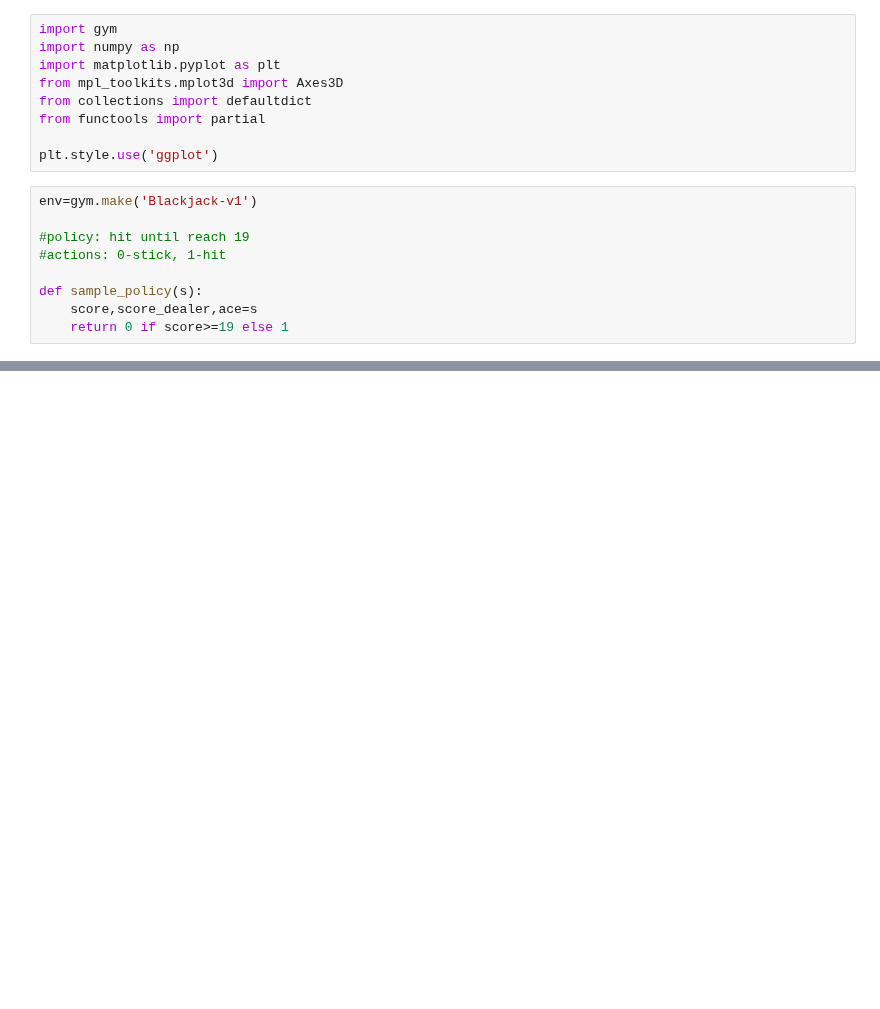
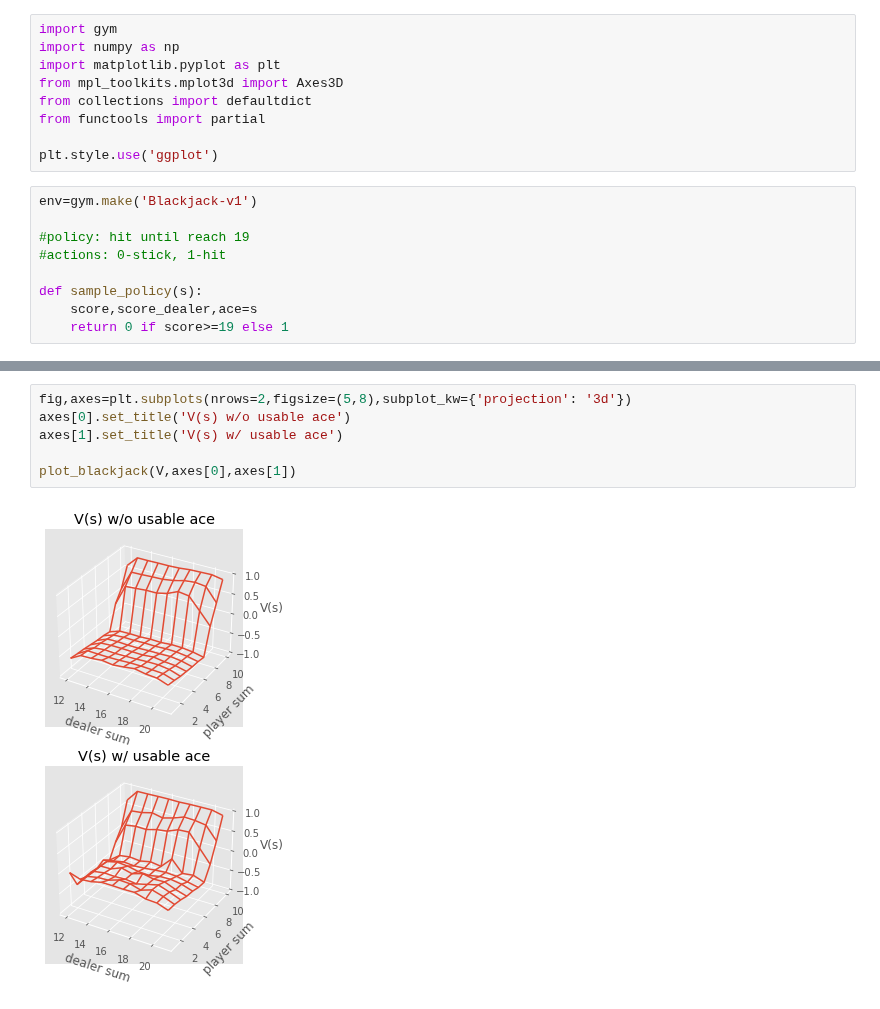
Before and after one commit to ha5ha6/judy_blog, a Jupyter notebook: _notebooks/basicRL.ipynb, the cells around one changed output, grey strips where cells are left out. Saved outputs shown, nothing was run; the diff lists cells and outputs as text; blank space fills up the shorter version.

```diff
--- a/_notebooks/basicRL.ipynb
+++ b/_notebooks/basicRL.ipynb
@@ -266,0 +394,8 @@ def first_visit_mc(policy,env,n_eps):
+# %%
+fig,axes=plt.subplots(nrows=2,figsize=(5,8),subplot_kw={'projection': '3d'})
+axes[0].set_title('V(s) w/o usable ace')
+axes[1].set_title('V(s) w/ usable ace')
+
+plot_blackjack(V,axes[0],axes[1])
+# %% [output]
+[figure, added]
```
Also changed, not shown: parts of 5 cells of this notebook, 1 other file.
